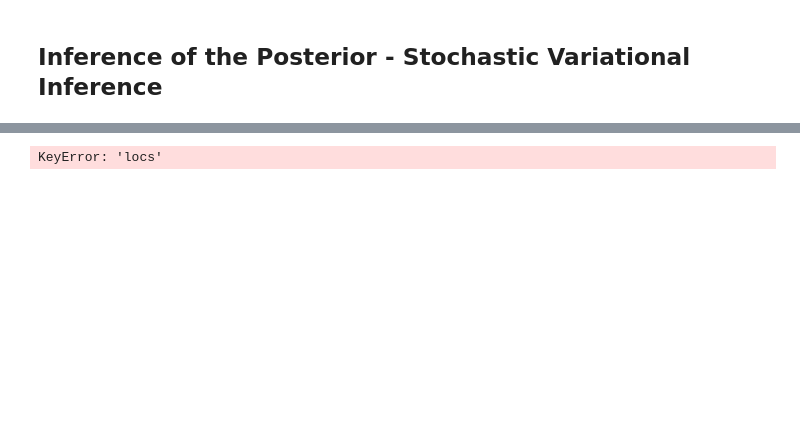
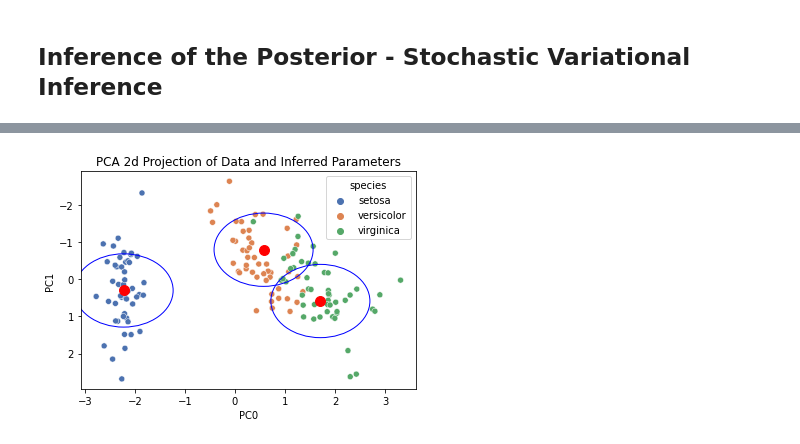
Before and after one commit to noamsgl/ABDA_HW4, a Jupyter notebook: pyro/HW4_Q1.ipynb, the cells around one changed output, grey strips where cells are left out. Cells and saved outputs as stored; diff of their text form; code cells hidden in the pictures; blank space fills up the shorter version.

```diff
--- a/pyro/HW4_Q1.ipynb
+++ b/pyro/HW4_Q1.ipynb
@@ -294,12 +220,11 @@ torch.Size([800, 1, 3])
 # %%
-def visualize_posterior():
+def visualize_posterior(samples):
     # todo: 1) sample scales, locs
     # todo: 2) calculate MAP values (somehow... ?)
-    locs = pyro.param('locs')
-    scales = pyro.param('scales')
-    weights = pyro.param('weights')
-    assignment_probs = pyro.param('assignment_probs')
-    plot(X, locs.data, scales.data, df.species)
-visualize_posterior()
+    locs =samples["locs"].mean(dim=0)
+    scale = samples["scale"].mean(dim=0)
+    weights = samples["weights"].mean(dim=0)
+    plot(X, locs.data, scale.data, df.species)
+visualize_posterior(samples)
 # %% [output]
-KeyError: 'locs'
+[figure, added]
```
Also changed, not shown: parts of 13 cells of this notebook.
